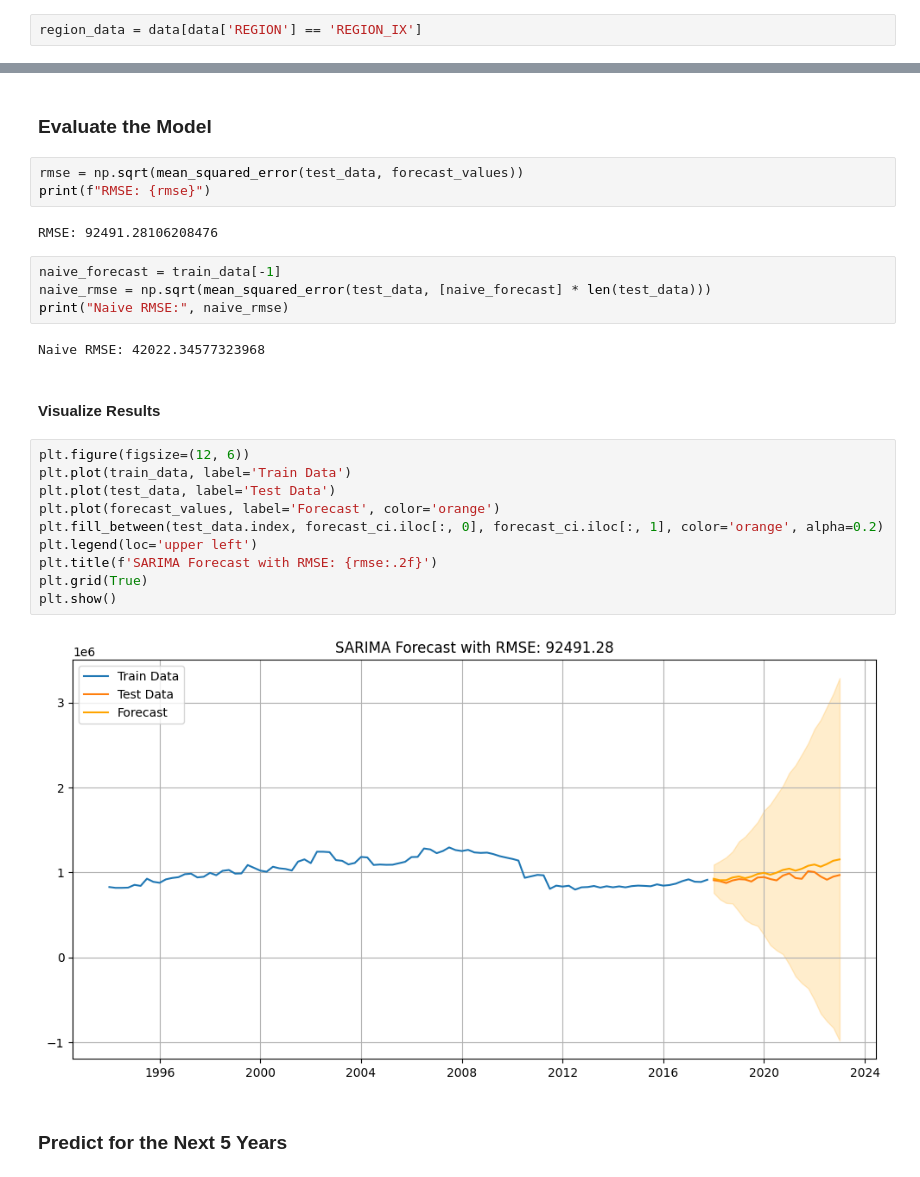
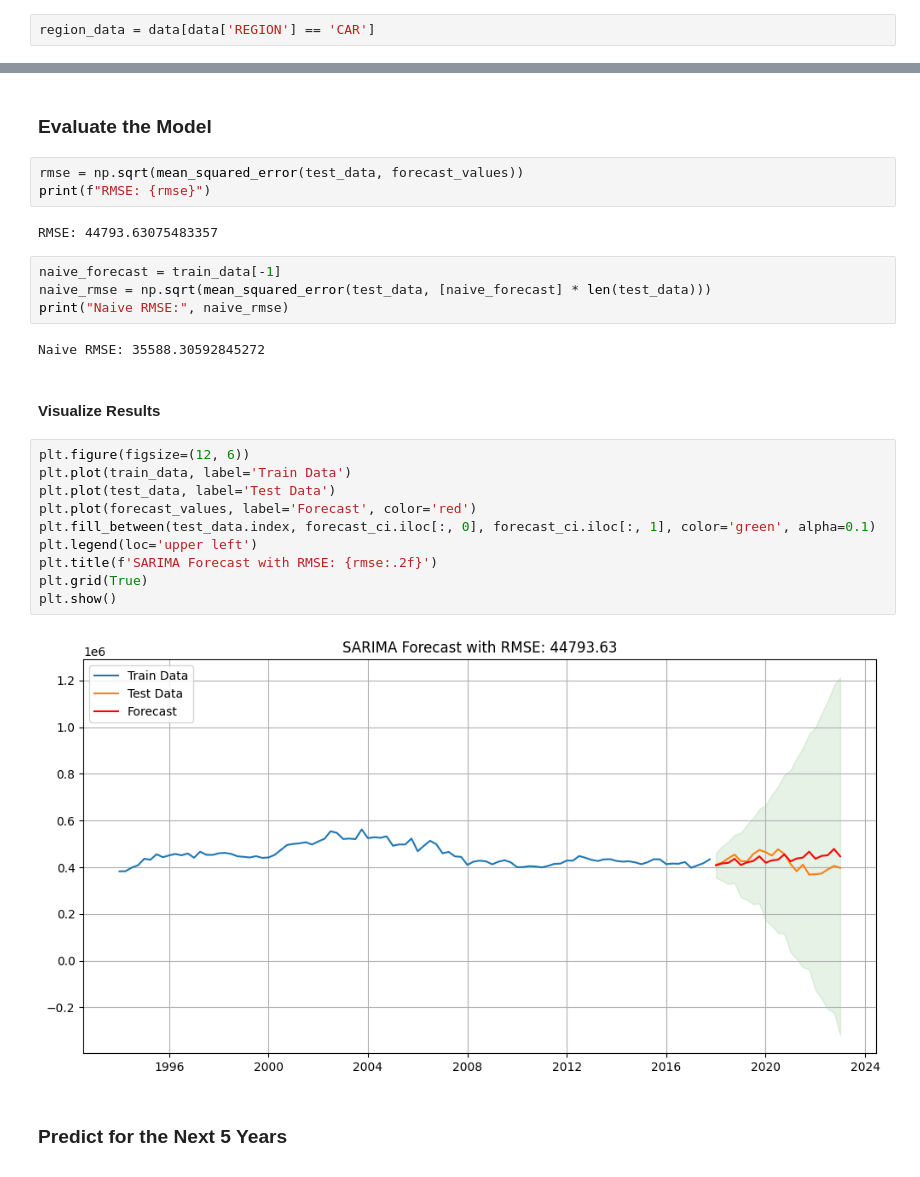
Before and after one commit to Alessa-Gillespie/Livestock_Lifelines_Group2, a Jupyter notebook: Group2_4CSC_LivestockLifelines-SARIMA.ipynb, the cells around one changed output, grey strips where cells are left out. Drawn from its saved outputs; the diff is of its cells as text.

```diff
--- a/Group2_4CSC_LivestockLifelines-SARIMA.ipynb
+++ b/Group2_4CSC_LivestockLifelines-SARIMA.ipynb
@@ -1791,7 +1791,7 @@ Ensure that  `QUARTER` column is stored as a string, to treat it as a temporal d
 # %%
 data['QUARTER'] = pd.to_datetime(data['QUARTER'])
 # %%
-region_data = data[data['REGION'] == 'REGION_IX']
+region_data = data[data['REGION'] == 'CAR']
 # %% [markdown]
 Group the data by each quarter and sum the `LIVESTOCK_COUNT` values to create a _single_ aggregated value for each quarter.
 # %%
@@ -1837,27 +1837,27 @@ forecast_ci = forecast.conf_int()
 rmse = np.sqrt(mean_squared_error(test_data, forecast_values))
 print(f"RMSE: {rmse}")
 # %% [output]
-RMSE: 92491.28106208476
+RMSE: 44793.63075483357
 # %%
 naive_forecast = train_data[-1]
 naive_rmse = np.sqrt(mean_squared_error(test_data, [naive_forecast] * len(test_data)))
 print("Naive RMSE:", naive_rmse)
 # %% [output]
-Naive RMSE: 42022.34577323968
+Naive RMSE: 35588.30592845272
 # %% [markdown]
 #### Visualize Results
 # %%
 plt.figure(figsize=(12, 6))
 plt.plot(train_data, label='Train Data')
 plt.plot(test_data, label='Test Data')
-plt.plot(forecast_values, label='Forecast', color='orange')
-plt.fill_between(test_data.index, forecast_ci.iloc[:, 0], forecast_ci.iloc[:, 1], color='orange', alpha=0.2)
+plt.plot(forecast_values, label='Forecast', color='red')
+plt.fill_between(test_data.index, forecast_ci.iloc[:, 0], forecast_ci.iloc[:, 1], color='green', alpha=0.1)
 plt.legend(loc='upper left')
 plt.title(f'SARIMA Forecast with RMSE: {rmse:.2f}')
 plt.grid(True)
 plt.show()
 # %% [output]
-[figure, old version]
+[figure, new version]
 # %% [markdown]
 ### Predict for the Next 5 Years
 # %% [markdown]
```
Also changed, not shown: parts of 6 cells of this notebook.
